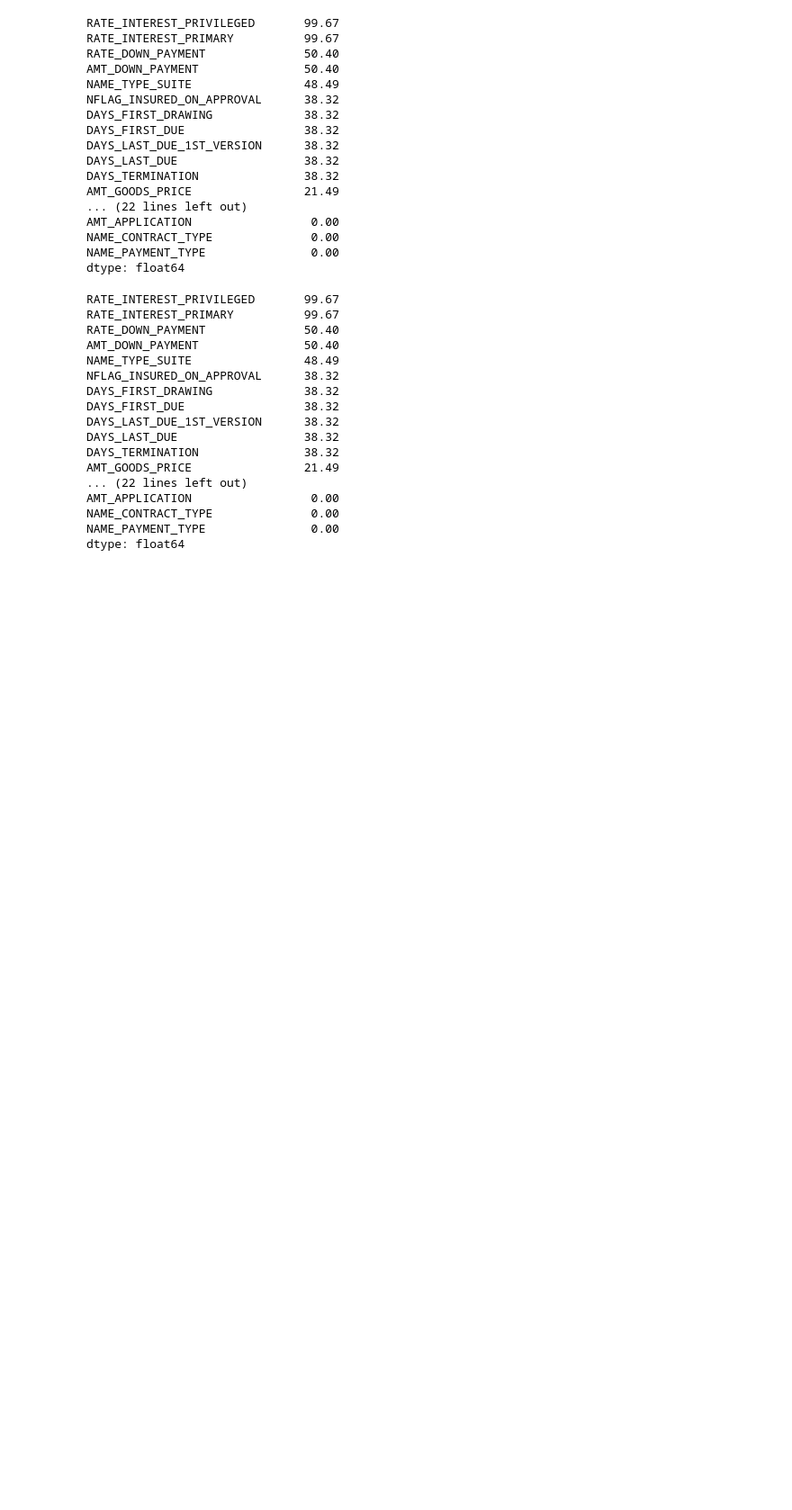
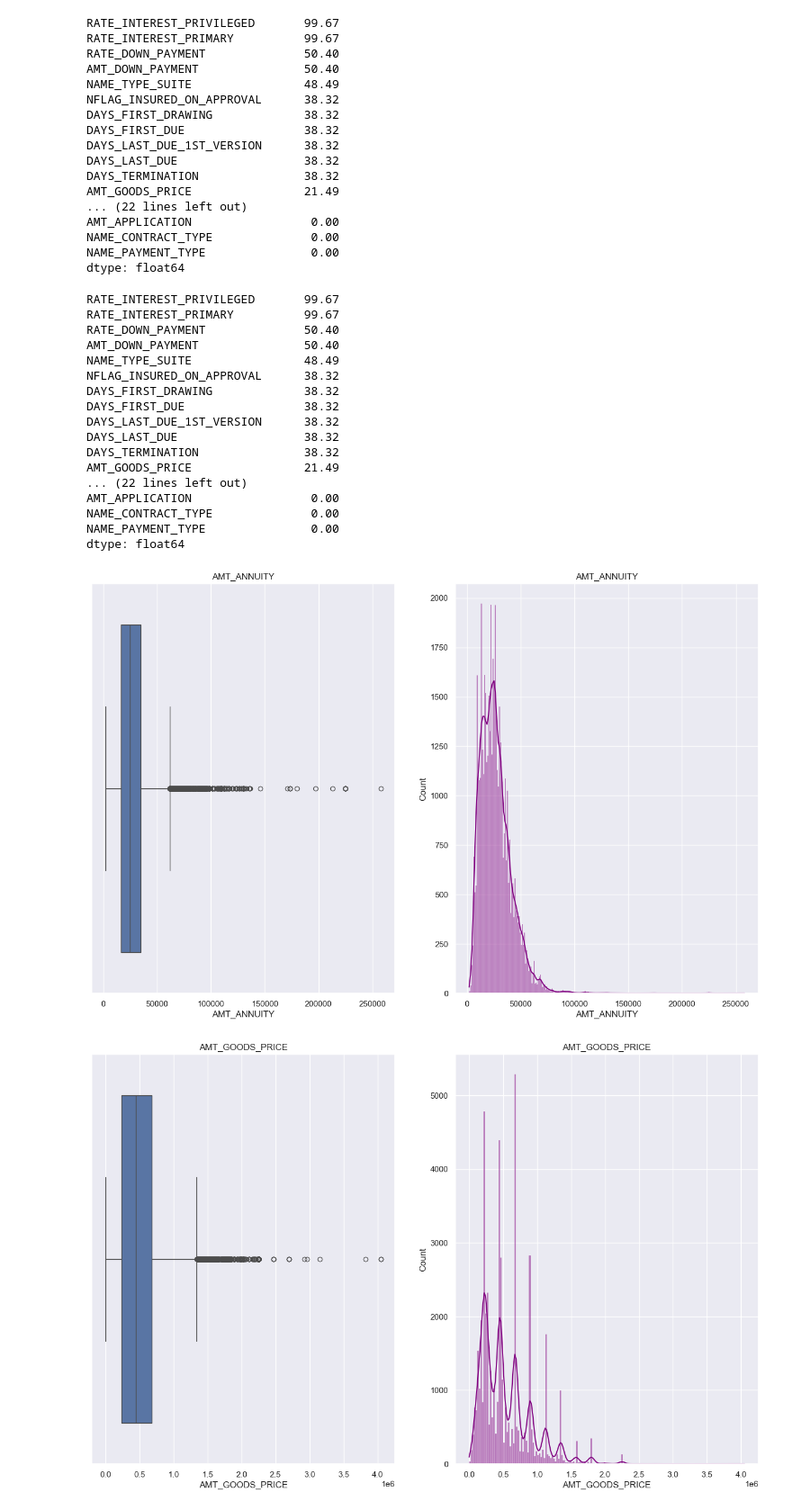
Before and after one commit to tanishqsharma20/python, a Jupyter notebook: python project/Bank loan case study/bank_loan.ipynb, the cells around one changed output. Shown at 90% size. Drawn from its saved outputs; the diff is of its cells as text; code cells hidden in the pictures; blank space fills up the shorter version.

```diff
--- a/python project/Bank loan case study/bank_loan.ipynb
+++ b/python project/Bank loan case study/bank_loan.ipynb
@@ -1072,3 +1072,20 @@ numerical_cols=["AMT_ANNUITY","AMT_GOODS_PRICE","DAYS_BIRTH_IN_YEAR","DAYS_EMPLO
 # %%
 categorical_cols=['FLAG_OWN_CAR', 'FLAG_OWN_REALTY','NAME_INCOME_TYPE', 'NAME_EDUCATION_TYPE', 'NAME_FAMILY_STATUS','NAME_HOUSING_TYPE','OCCUPATION_TYPE','DAYS_BIRTH_RANGE', 'DAYS_EMPLOYED_RANGE''AMT_INCOME_TOTAL_RANGE',
                    'AMT_CREDIT_RANGE']
+# %%
+def uni_numerical_analysis(dataframe,column):
+    sns.set(style="darkgrid")
+    plt.figure(figsize=(25,10))
+    plt.subplot(1,3,1)
+    sns.boxplot(data=dataframe,x=column,orient="v")
+    plt.title(column)
+    plt.subplot(1,3,2)
+    sns.histplot(dataframe[column],color="purple",kde=True)
+    plt.title(column)
+    plt.show()
+# %%
+for i in numerical_cols:
+    uni_numerical_analysis(df_app,i)
+# %% [output]
+[figure, added]
+[figure, added]
```
Also changed, not shown: parts of 1 cell of this notebook.
